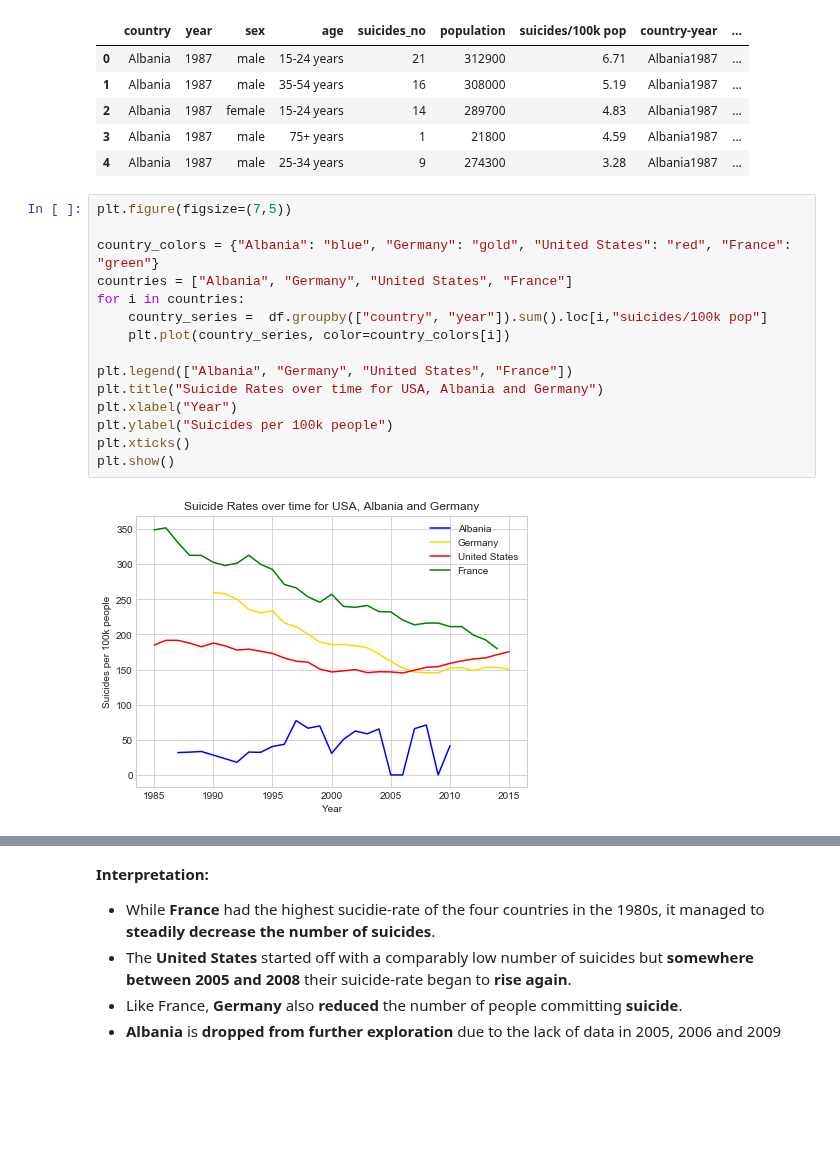
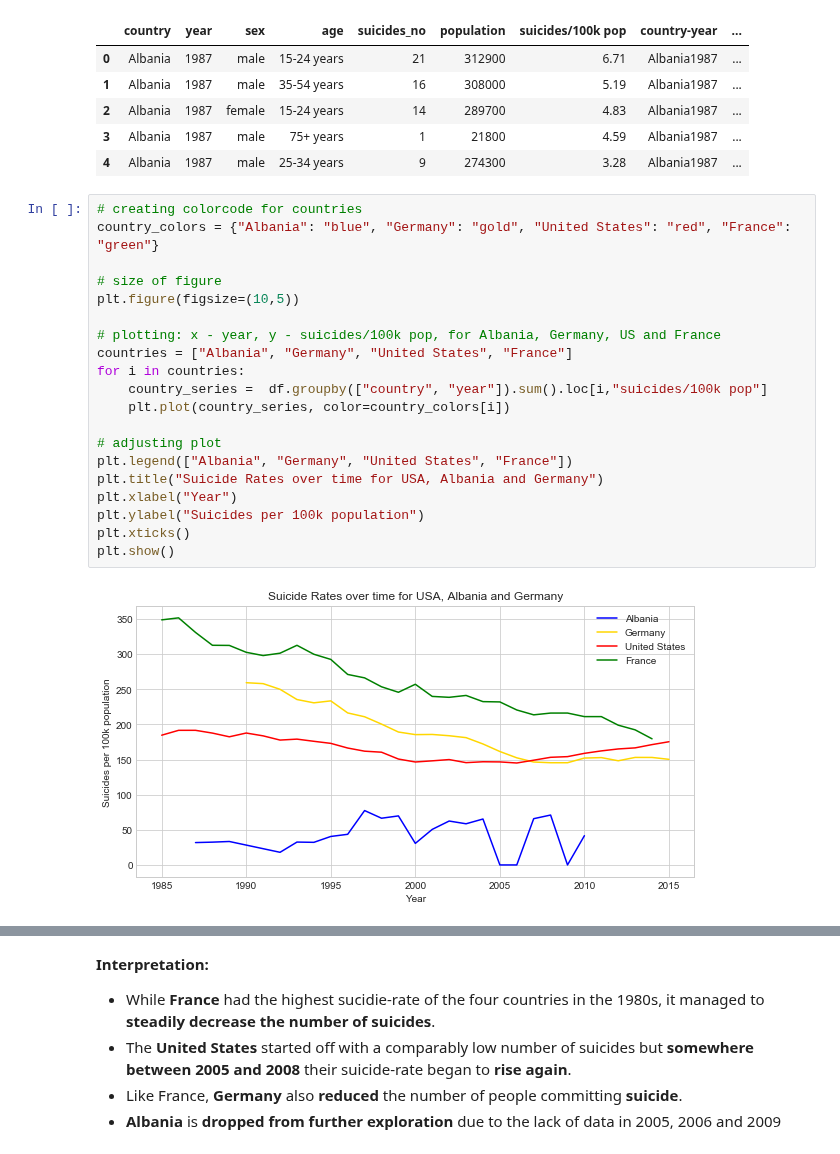
Before and after one commit to Overflowed10/Data-Analysis, a Jupyter notebook: Data Analysis - Suicides.ipynb, the cells around one changed output, grey strips where cells are left out. Cells and saved outputs as stored; diff of their text form; blank space fills up the shorter version.

```diff
--- a/Data Analysis - Suicides.ipynb
+++ b/Data Analysis - Suicides.ipynb
@@ -137,20 +149,25 @@ df.head()
 | 3 | Albania | 1987 | male | 75+ years | 1 | 21800 | 4.59 | Albania1987 | ... |
 | 4 | Albania | 1987 | male | 25-34 years | 9 | 274300 | 3.28 | Albania1987 | ... |
 # %%
-plt.figure(figsize=(7,5))
+# creating colorcode for countries
+country_colors = {"Albania": "blue", "Germany": "gold", "United States": "red", "France": "green"}
 
-country_colors = {"Albania": "blue", "Germany": "gold", "United States": "red", "France": "green"}
+# size of figure
+plt.figure(figsize=(10,5))
+
+# plotting: x - year, y - suicides/100k pop, for Albania, Germany, US and France
 countries = ["Albania", "Germany", "United States", "France"]
 for i in countries:
     country_series =  df.groupby(["country", "year"]).sum().loc[i,"suicides/100k pop"]
     plt.plot(country_series, color=country_colors[i])
 
+# adjusting plot
 plt.legend(["Albania", "Germany", "United States", "France"])
 plt.title("Suicide Rates over time for USA, Albania and Germany")
 plt.xlabel("Year")
-plt.ylabel("Suicides per 100k people")
+plt.ylabel("Suicides per 100k population")
 plt.xticks()
 plt.show()
 # %% [output]
-[figure, old version]
+[figure, new version]
 # %%
```
Also changed, not shown: parts of 26 cells of this notebook.
